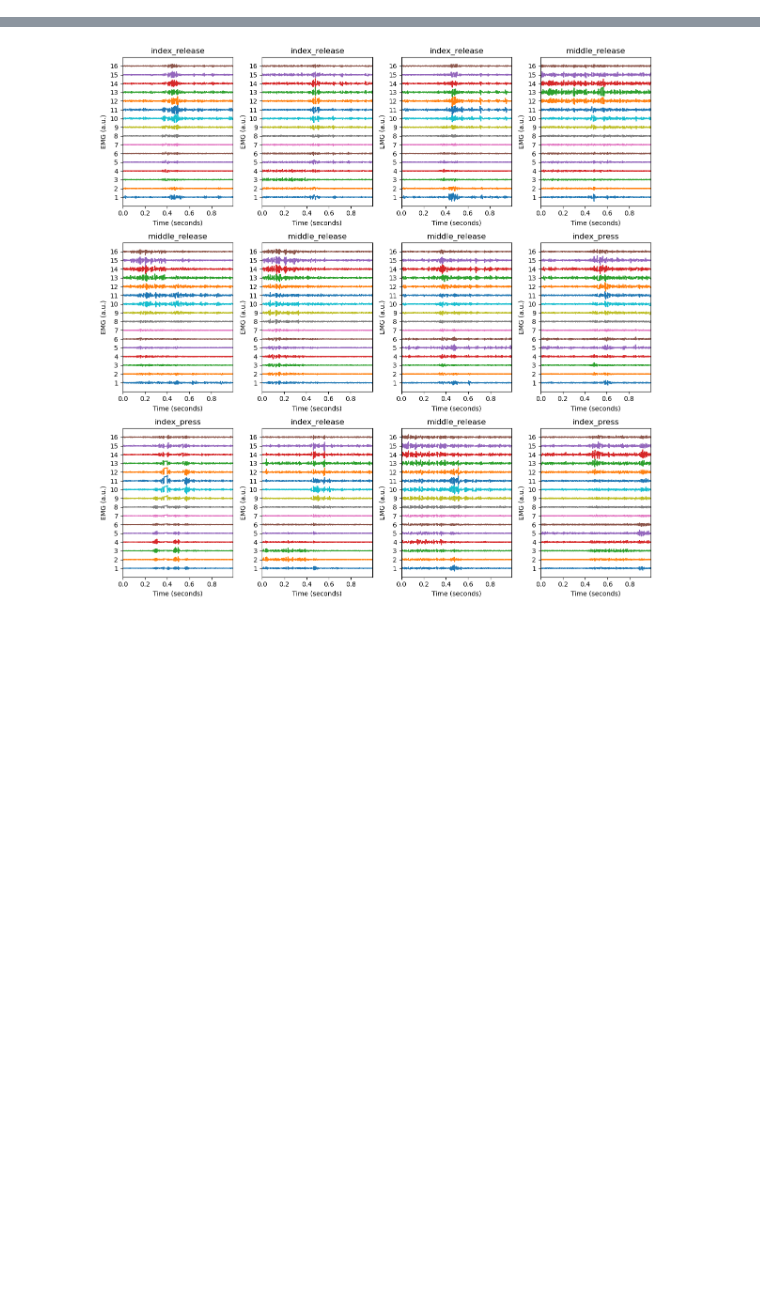
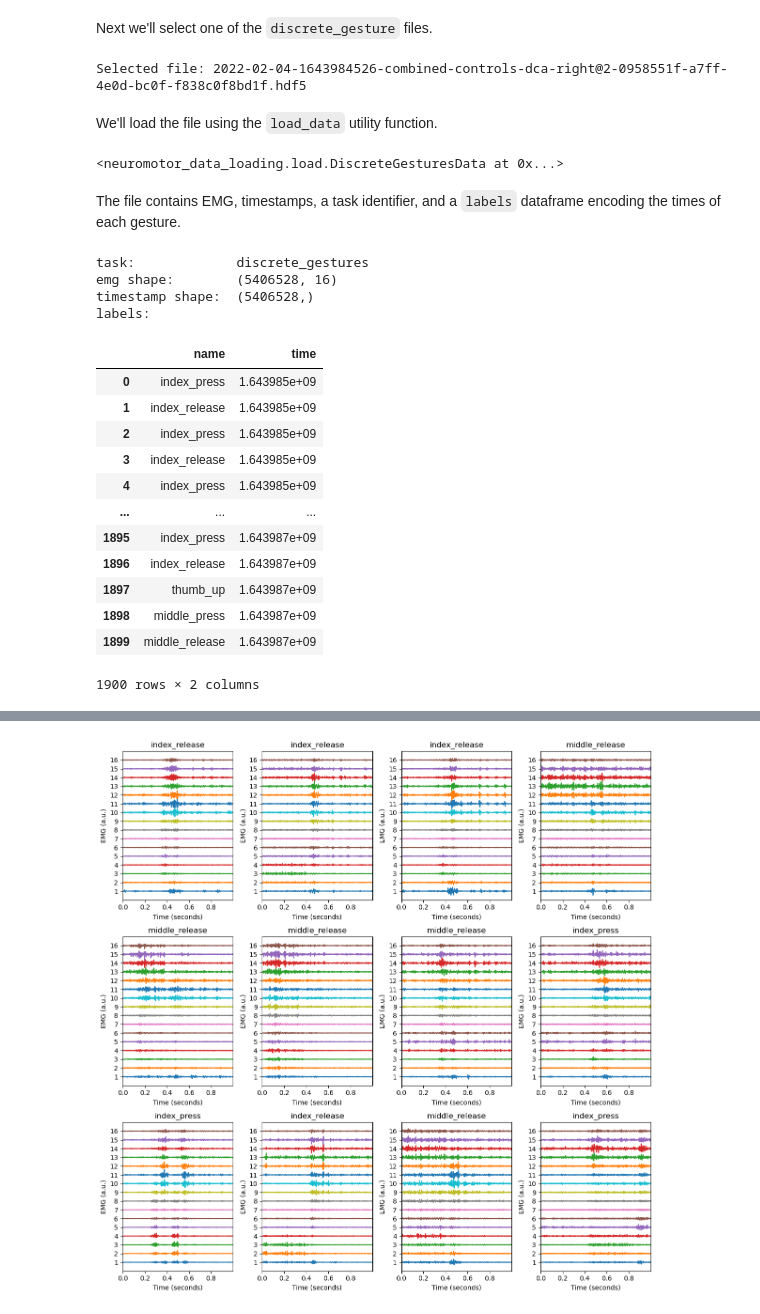
Before and after one commit to facebookresearch/generic-neuromotor-interface, a Jupyter notebook: loading_emg_data.ipynb, the cells around one changed output, grey strips where cells are left out. Cells and saved outputs as stored; diff of their text form; code cells hidden in the pictures; blank space fills up the shorter version.

```diff
--- a/loading_emg_data.ipynb
+++ b/loading_emg_data.ipynb
@@ -22,0 +32,40 @@ def get_task_files(root_data_folder: str, task: str):
+# %% [markdown]
+Next we'll select one of the `discrete_gesture` files.
+# %%
+file = get_task_files(root_data_folder, "discrete_gestures")[0]
+print("Selected file:", os.path.basename(file))
+# %% [output]
+Selected file: 2022-02-04-1643984526-combined-controls-dca-right@2-0958551f-a7ff-4e0d-bc0f-f838c0f8bd1f.hdf5
+# %% [markdown]
+We'll load the file using the `load_data` utility function.
+# %%
+data = load_data(file)
+data
+# %% [output]
+<neuromotor_data_loading.load.DiscreteGesturesData at 0x...>
+# %% [markdown]
+The file contains EMG, timestamps, a task identifier, and a `labels` dataframe encoding the times of each gesture.
+# %%
+print("task:            ", data.task)
+print("emg shape:       ", data.emg.shape)
+print("timestamp shape: ", data.time.shape)
+print("labels:          ")
+data.labels
+# %% [output]
+task:             discrete_gestures
+emg shape:        (5406528, 16)
+timestamp shape:  (5406528,)
+labels:
+|  | name | time |
+| 0 | index_press | 1.643985e+09 |
+| 1 | index_release | 1.643985e+09 |
+| 2 | index_press | 1.643985e+09 |
+| 3 | index_release | 1.643985e+09 |
+| 4 | index_press | 1.643985e+09 |
+| ... | ... | ... |
+| 1895 | index_press | 1.643987e+09 |
+| 1896 | index_release | 1.643987e+09 |
+| 1897 | thumb_up | 1.643987e+09 |
+| 1898 | middle_press | 1.643987e+09 |
+| 1899 | middle_release | 1.643987e+09 |
+1900 rows × 2 columns
```
Also changed, not shown: parts of 23 cells of this notebook.
